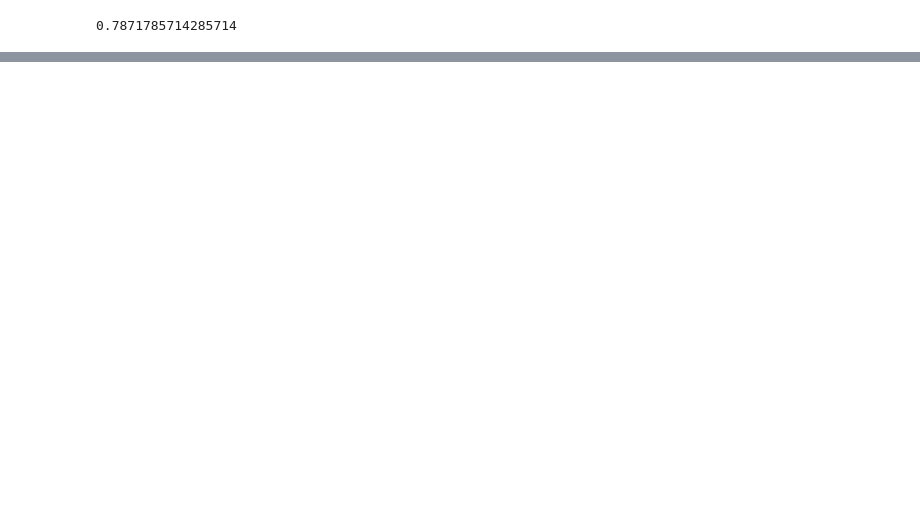
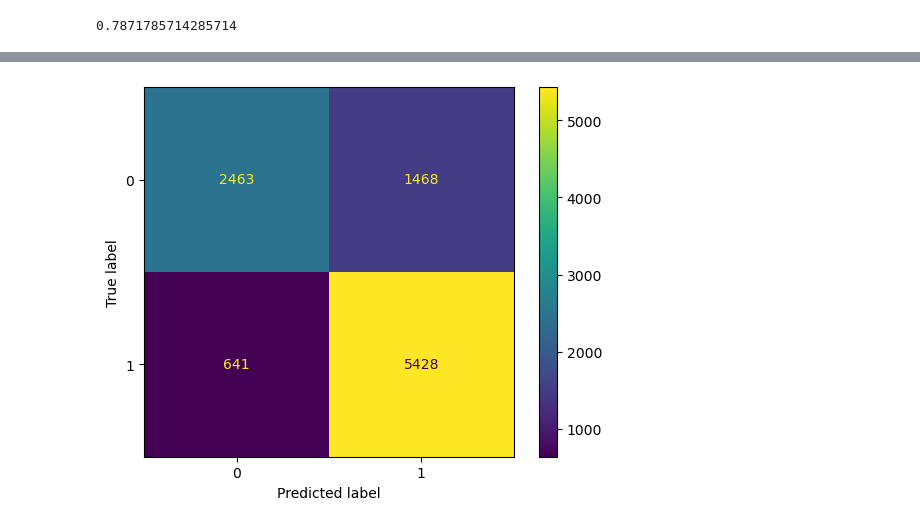
Before and after one commit to b8luong/Amazon-Reviews-Capstone, a Jupyter notebook: Modeling.ipynb, the cells around one changed output, grey strips where cells are left out. Saved outputs shown, nothing was run; the diff lists cells and outputs as text; code cells hidden in the pictures; blank space fills up the shorter version.

```diff
--- a/Modeling.ipynb
+++ b/Modeling.ipynb
@@ -573,0 +701,22 @@ fittedgrid.best_score_
+# %%
+# X_train = scaler.fit_transform(X_train)
+# X_test = scaler.transform(X_test)
+
+estimators = [('model', XGBClassifier())]
+
+pipe = Pipeline(estimators)
+
+param_grid = {
+    'model': [XGBClassifier()],
+    'model__max_depth': [2, 3, 4, 5],
+    'model__learning_rate': [0.1, 0.01, 0.001],
+    'model__n_estimators': [100, 200, 300],
+}
+
+grid2 = GridSearchCV(pipe, param_grid, cv=5, verbose=2)
+fittedgrid2 = grid2.fit(X_remainder_scaled, y_remainder_sample)
+
+# xgbc.fit(X_remainder_scaled, y_remainder_sample)
+
+# y_pred = xgbc.predict(X_test_scaled2)
+# print(classification_report(y_test_sample, y_pred))
@@ -573,0 +757,4 @@ fittedgrid.best_score_
+# %%
+ConfusionMatrixDisplay.from_estimator(grid2, X_test_scaled2, y_test_sample);
+# %% [output]
+[figure, added]
```
Also changed, not shown: parts of 49 cells of this notebook, 2 other files.
